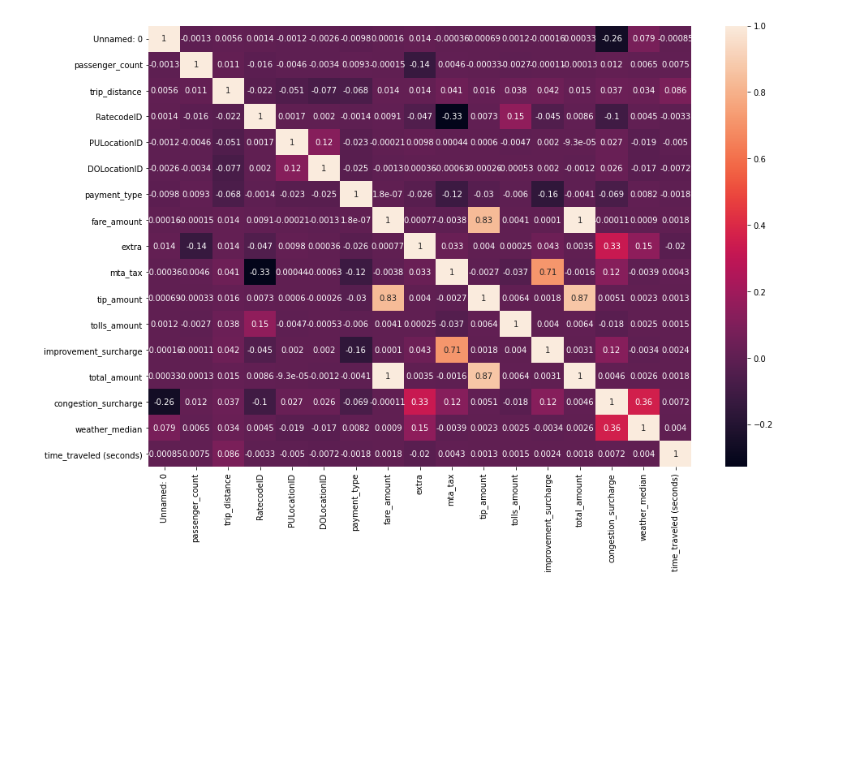
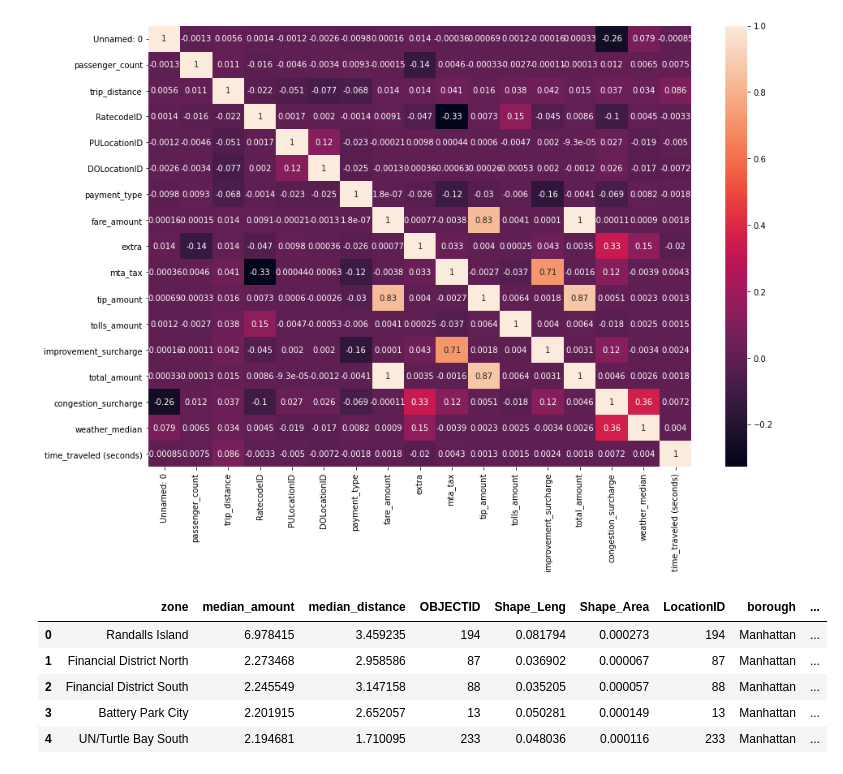
Before and after one commit to rinliauw/ads_project, a Jupyter notebook: code/Visualisation.ipynb, the cells around one changed output. Cells and saved outputs as stored; diff of their text form; code cells hidden in the pictures; blank space fills up the shorter version.

```diff
--- a/code/Visualisation.ipynb
+++ b/code/Visualisation.ipynb
@@ -41,0 +61,30 @@ plt.savefig("../plots/heat_map.png")
+# %%
+# first, we are going to merge gdf file
+jan_gdf = gpd.GeoDataFrame(pd.merge(jan, sf, left_on = "PULocationID", right_on="LocationID")).drop("LocationID", axis=1)
+feb_gdf = gpd.GeoDataFrame(pd.merge(feb, sf, left_on = "PULocationID", right_on="LocationID")).drop("LocationID", axis=1)
+mar_gdf = gpd.GeoDataFrame(pd.merge(mar, sf, left_on = "PULocationID", right_on="LocationID")).drop("LocationID", axis=1)
+janfeb_gdf = jan_gdf.append(feb_gdf, ignore_index = True)
+gdf = janfeb_gdf.append(mar_gdf, ignore_index = True)
+
+# remove column with no names
+gdf.drop(gdf.columns[0], axis = 1, inplace = True)
+
+# merge gdf drop off
+gdf_drop_off = gpd.GeoDataFrame(pd.merge(taxi_2019, sf, left_on = "DOLocationID", right_on = "LocationID")).drop("LocationID", axis = 1)
+# %%
+# select manhattan zone
+manhattan = gdf.loc[gdf["borough"] == "Manhattan"]
+top_5 = (gdf.loc[gdf["borough"] == "Manhattan"].groupby(gdf.loc[gdf["borough"] == "Manhattan"].zone).agg(
+        median_amount = ("tip_amount", "mean"), median_distance = ("trip_distance", "mean"))
+    .sort_values(by = "median_amount", ascending = False))
+
+# store top 5 zones for tip_amount
+top_5 = gpd.GeoDataFrame(pd.merge(top_5, sf, left_on = "zone", right_on = "zone"))
+top_5.head(5)
+# %% [output]
+|  | zone | median_amount | median_distance | OBJECTID | Shape_Leng | Shape_Area | LocationID | borough | ... |
+| 0 | Randalls Island | 6.978415 | 3.459235 | 194 | 0.081794 | 0.000273 | 194 | Manhattan | ... |
+| 1 | Financial District North | 2.273468 | 2.958586 | 87 | 0.036902 | 0.000067 | 87 | Manhattan | ... |
+| 2 | Financial District South | 2.245549 | 3.147158 | 88 | 0.035205 | 0.000057 | 88 | Manhattan | ... |
+| 3 | Battery Park City | 2.201915 | 2.652057 | 13 | 0.050281 | 0.000149 | 13 | Manhattan | ... |
+| 4 | UN/Turtle Bay South | 2.194681 | 1.710095 | 233 | 0.048036 | 0.000116 | 233 | Manhattan | ... |
```
Also changed, not shown: parts of 7 cells of this notebook, 2 other files.
